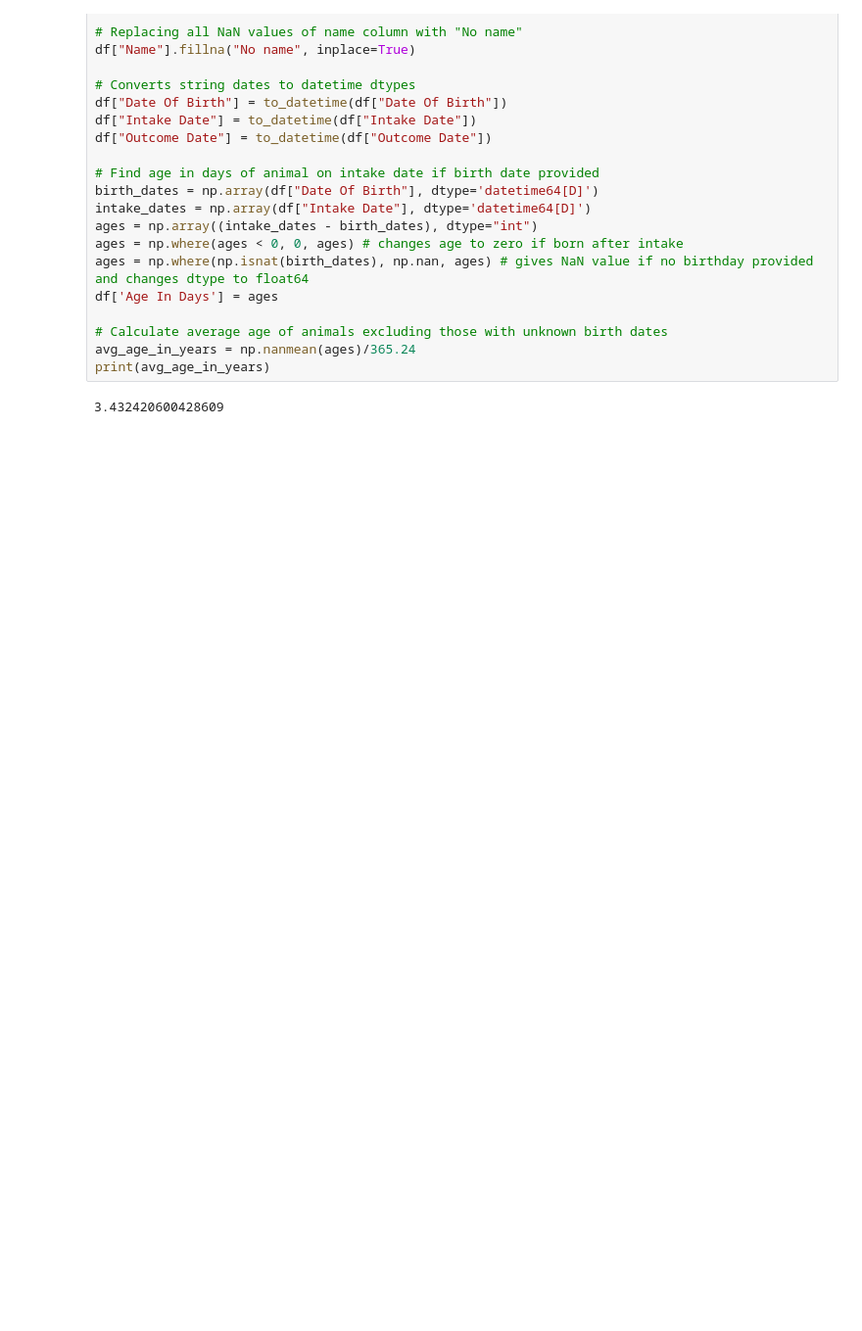
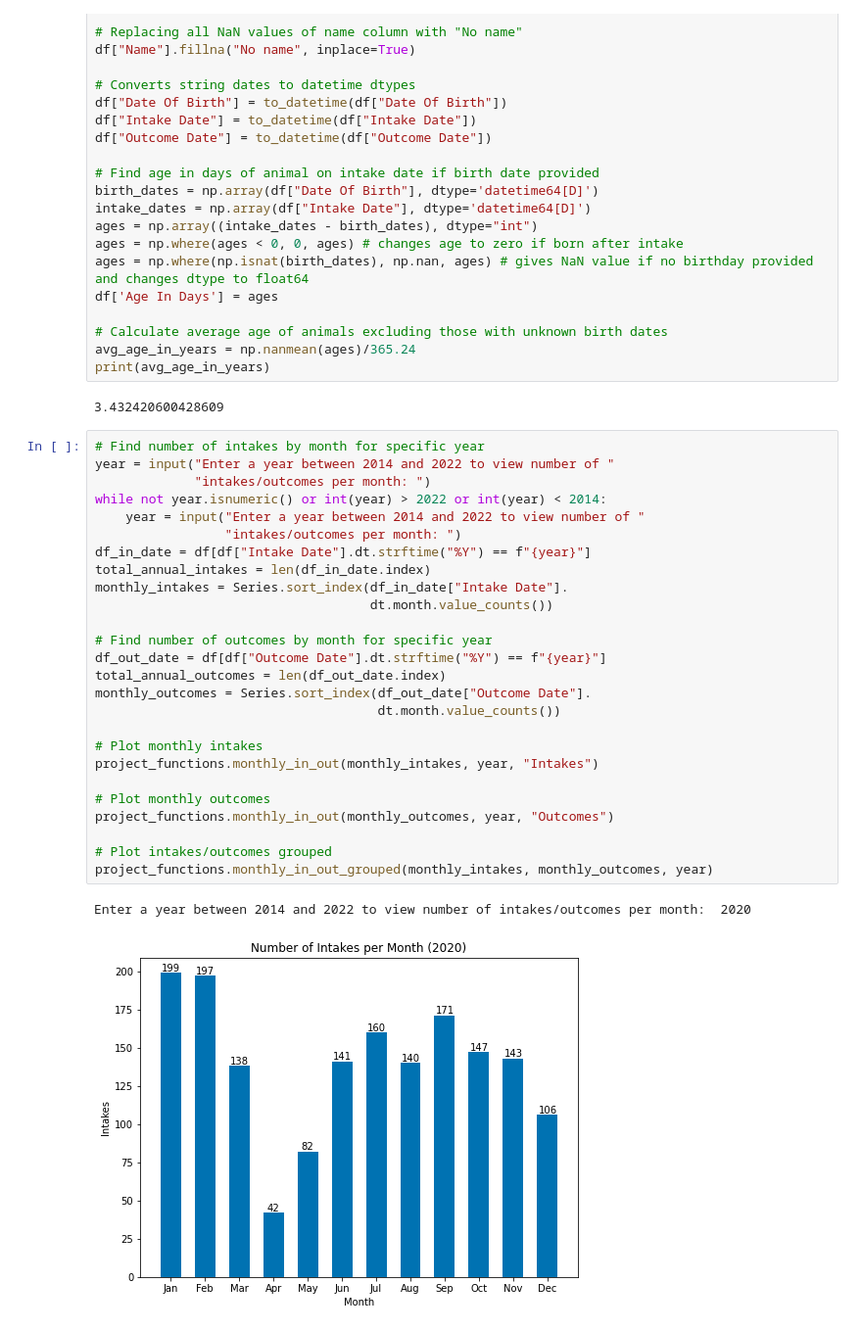
Before and after one commit to cillam/animal_shelter, a Jupyter notebook: animal_shelter_data_analysis.ipynb, the cells around one changed output. Shown at 98% size. Cells and saved outputs as stored; diff of their text form; blank space fills up the shorter version.

Commit message:
Added intake/outcome plotting

```diff
--- a/animal_shelter_data_analysis.ipynb
+++ b/animal_shelter_data_analysis.ipynb
@@ -30,3 +27,32 @@ avg_age_in_years = np.nanmean(ages)/365.24
 print(avg_age_in_years)
 # %% [output]
 3.432420600428609
+# %%
+# Find number of intakes by month for specific year
+year = input("Enter a year between 2014 and 2022 to view number of "
+             "intakes/outcomes per month: ")
+while not year.isnumeric() or int(year) > 2022 or int(year) < 2014:
+    year = input("Enter a year between 2014 and 2022 to view number of "
+                 "intakes/outcomes per month: ")
+df_in_date = df[df["Intake Date"].dt.strftime("%Y") == f"{year}"]
+total_annual_intakes = len(df_in_date.index)
+monthly_intakes = Series.sort_index(df_in_date["Intake Date"].
+                                    dt.month.value_counts())
+
+# Find number of outcomes by month for specific year
+df_out_date = df[df["Outcome Date"].dt.strftime("%Y") == f"{year}"]
+total_annual_outcomes = len(df_out_date.index)
+monthly_outcomes = Series.sort_index(df_out_date["Outcome Date"].
+                                     dt.month.value_counts())
+
+# Plot monthly intakes
+project_functions.monthly_in_out(monthly_intakes, year, "Intakes")
+
+# Plot monthly outcomes
+project_functions.monthly_in_out(monthly_outcomes, year, "Outcomes")
+
+# Plot intakes/outcomes grouped
+project_functions.monthly_in_out_grouped(monthly_intakes, monthly_outcomes, year)
+# %% [output]
+Enter a year between 2014 and 2022 to view number of intakes/outcomes per month:  2020
+[figure, added]
```
Also changed, not shown: parts of 2 cells of this notebook, 1 other file.
